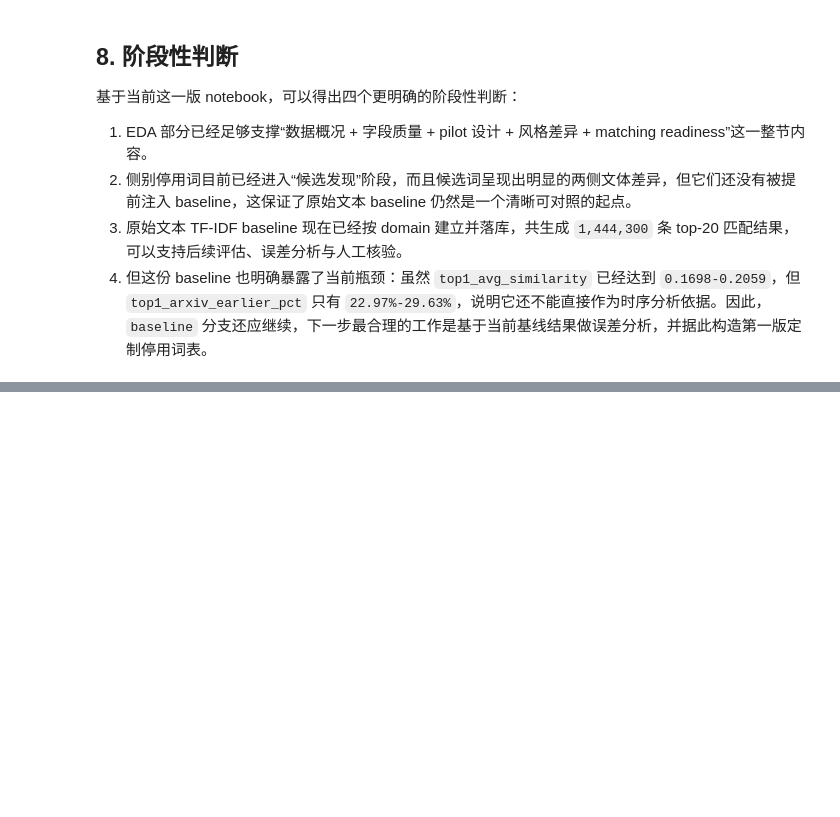
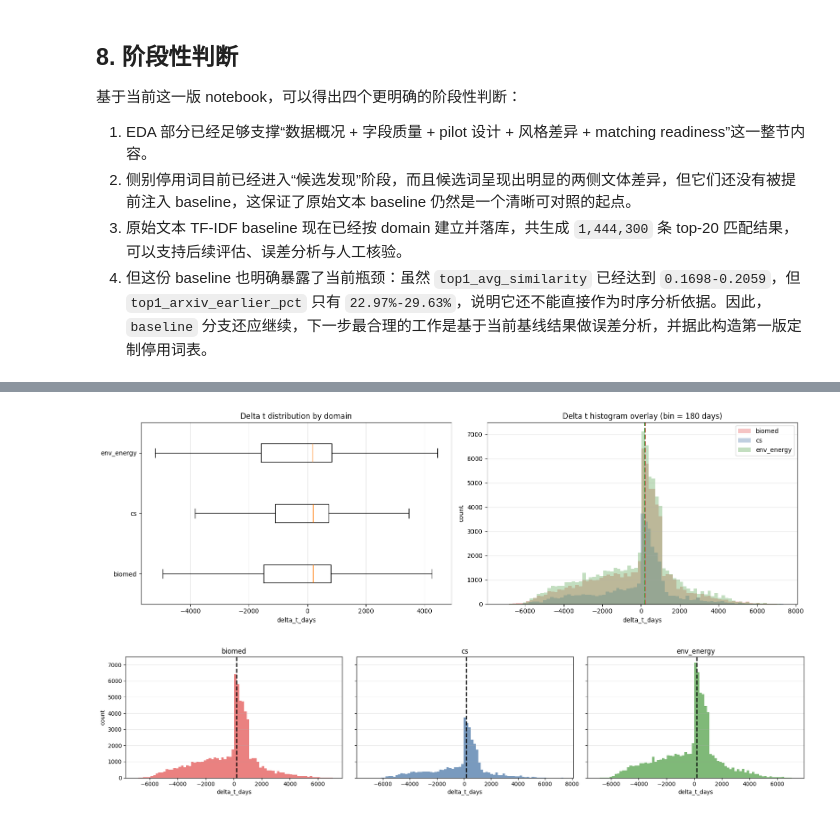
Before and after one commit to FrankieNButtons/SRMatcher, a Jupyter notebook: code.ipynb, the cells around one changed output, grey strips where cells are left out. Saved outputs shown, nothing was run; the diff lists cells and outputs as text; code cells hidden in the pictures; blank space fills up the shorter version.

```diff
--- a/code.ipynb
+++ b/code.ipynb
@@ -1178,0 +2176,42 @@ plt.show()
+# %%
+domains = ['biomed', 'cs', 'env_energy']
+colors = {'biomed': '#E45756', 'cs': '#4C78A8', 'env_energy': '#54A24B'}
+
+fig, axes = plt.subplots(1, 2, figsize=(16, 5))
+box_data = [delta_t_pairs.loc[delta_t_pairs['domain'] == domain, 'delta_t_days'] for domain in domains]
+axes[0].boxplot(box_data, tick_labels=domains, vert=False, showfliers=False)
+axes[0].set_title('Delta t distribution by domain')
+axes[0].set_xlabel('delta_t_days')
+axes[0].grid(axis='x', alpha=0.3)
+
+for domain, color in colors.items():
+    subset = delta_t_pairs.loc[delta_t_pairs['domain'] == domain, 'delta_t_days']
+    median_val = subset.median()
+    bins = range(int(subset.min()) - BIN_WIDTH_DAYS, int(subset.max()) + BIN_WIDTH_DAYS, BIN_WIDTH_DAYS)
+    axes[1].hist(subset, bins=bins, alpha=0.35, color=color, label=domain)
+    axes[1].axvline(median_val, color=color, linestyle='--', linewidth=2)
+axes[1].set_title('Delta t histogram overlay (bin = 180 days)')
+axes[1].set_xlabel('delta_t_days')
+axes[1].set_ylabel('count')
+axes[1].legend()
+axes[1].grid(axis='y', alpha=0.3)
+
+plt.tight_layout()
+plt.show()
+
+fig, axes = plt.subplots(1, 3, figsize=(18, 4), sharey=True)
+for ax, domain in zip(axes, domains):
+    subset = delta_t_pairs.loc[delta_t_pairs['domain'] == domain, 'delta_t_days']
+    median_val = subset.median()
+    bins = range(int(subset.min()) - BIN_WIDTH_DAYS, int(subset.max()) + BIN_WIDTH_DAYS, BIN_WIDTH_DAYS)
+    ax.hist(subset, bins=bins, color=colors[domain], alpha=0.75)
+    ax.axvline(median_val, color='black', linestyle='--', linewidth=2)
+    ax.set_title(domain)
+    ax.set_xlabel('delta_t_days')
+    ax.grid(axis='y', alpha=0.3)
+axes[0].set_ylabel('count')
+plt.tight_layout()
+plt.show()
+# %% [output]
+[figure, added]
+[figure, added]
```
Also changed, not shown: parts of 54 cells of this notebook, 17 other files.
